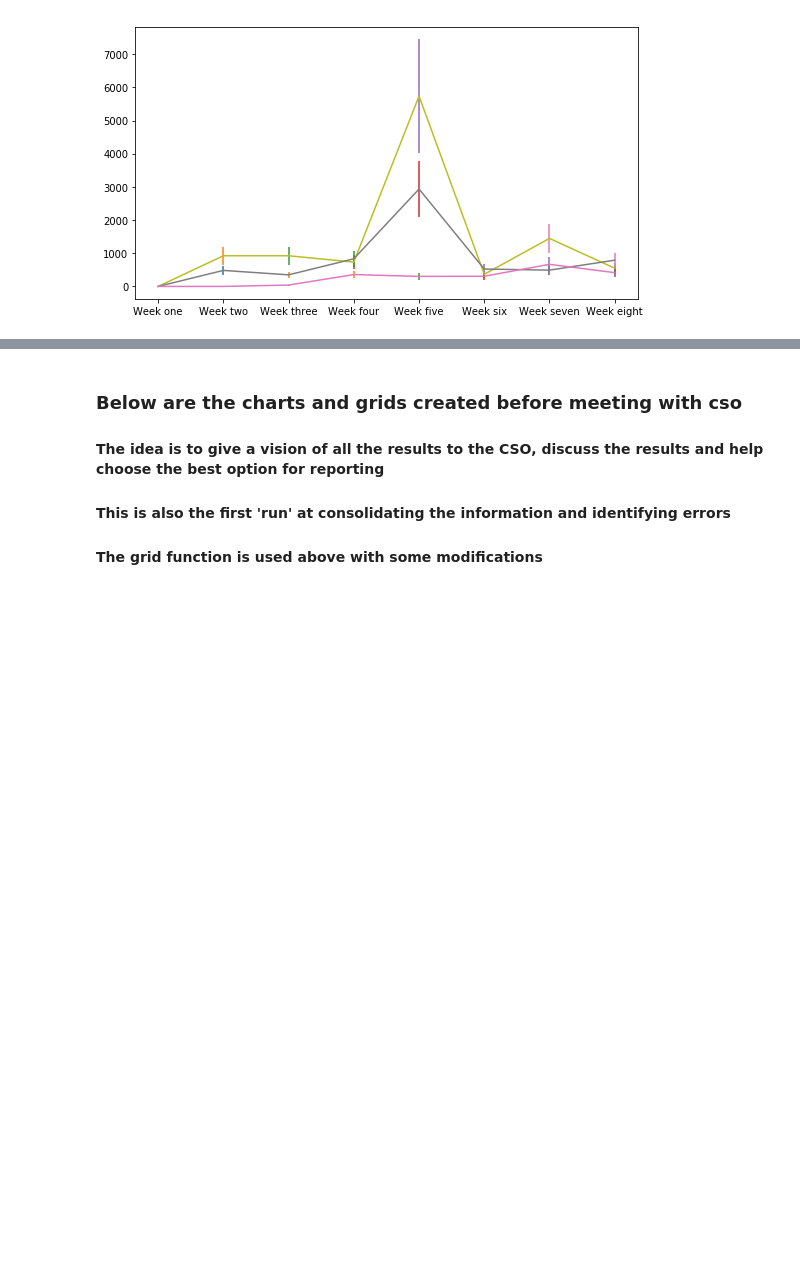
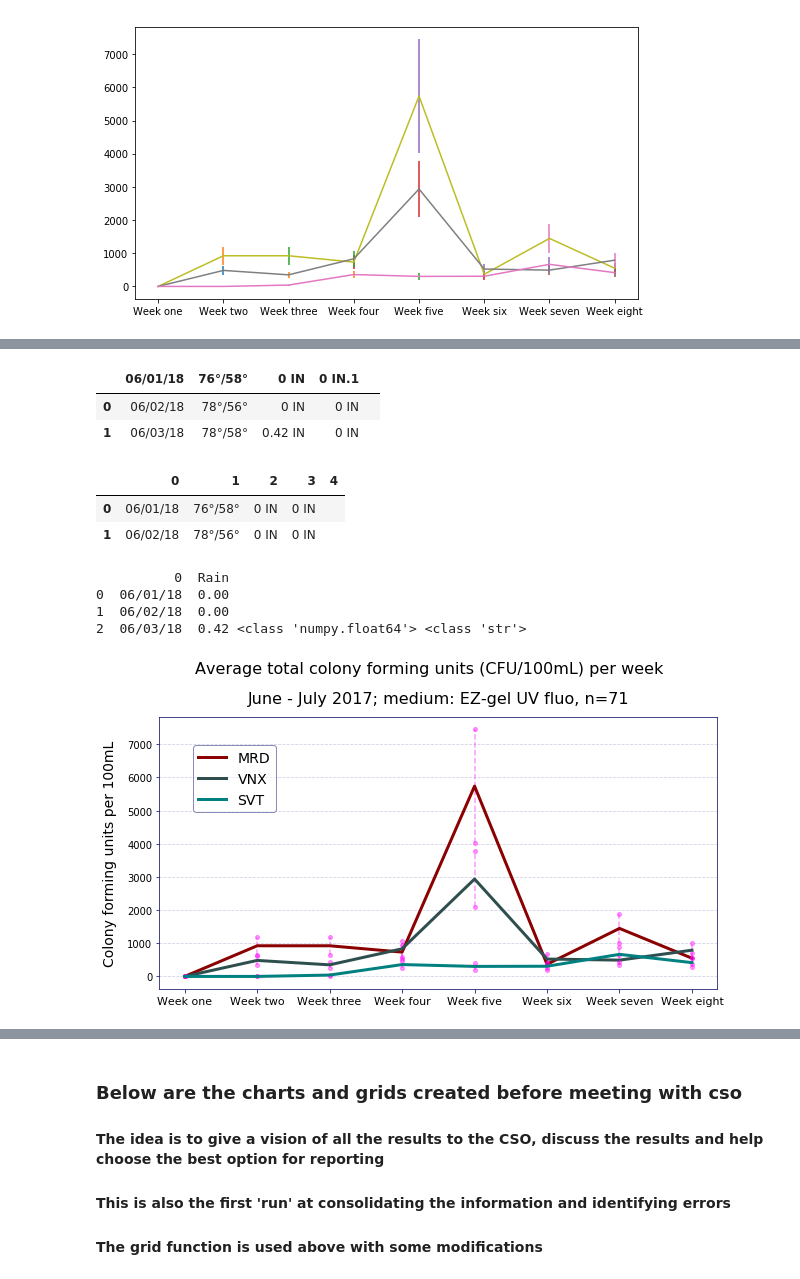
Before and after one commit to GaryHDA/module_one, a Jupyter notebook: micro/results_grid_final_version.ipynb, the cells around one changed output, grey strips where cells are left out. Drawn from its saved outputs; the diff is of its cells as text; code cells hidden in the pictures; blank space fills up the shorter version.

Commit message:
adding rainfall

```diff
--- a/micro/results_grid_final_version.ipynb
+++ b/micro/results_grid_final_version.ipynb
@@ -573,0 +699,55 @@ simple_plot(8, cfus_week, places_48, weeks_l)
+# %%
+def not_simple_plot(arange, values, places, xtiks,sup_title, title):
+    collss=['darkred', 'darkslategray', 'teal']
+
+    fig, ax = plt.subplots(figsize=(10,5), edgecolor='midnightblue')
+    x = np.arange(arange)
+    y = values
+    for i, n in enumerate(places):
+        string = n + '_std'
+        std = y[string]
+        ratio = std/max(y[n])
+        for j, o in enumerate(x):
+            t, c, j = ax.errorbar(x[j], y[n][j], yerr=y[n][j]*ratio, capsize=2, alpha=0.4, ecolor='magenta',)
+            for k in j:
+                k.set_linestyle('--')
+            for cap in c:
+                cap.set_marker("o")
+        ax.plot(x, y[n], label=n, color=collss[i], linewidth=3)
+    ax.spines['bottom'].set_color('midnightblue')
+    ax.spines['top'].set_color('midnightblue')
+    ax.spines['left'].set_color('midnightblue')
+    ax.spines['right'].set_color('midnightblue')
+    ax.grid(which='major', color='midnightblue', linestyle='--', alpha=0.2, axis='y')
+    #ax.grid(which='minor', color='midnightblue', linestyle='--', alpha=0.1, axis='y')
+    ax.set_ylabel('Colony forming units per 100mL', labelpad=10, fontsize=14)
+    ax.tick_params(axis='both', which='both', color='midnightblue')
+    ax.legend( loc=(0.06, 0.65), frameon=True, fontsize=14, edgecolor='midnightblue', framealpha=0.5 )
+
+
+        #plt.figure()
+    plt.xticks(x, xtiks, fontsize=11, )
+    #plt.yticks(color='midnightblue')
+    plt.suptitle(sup_title, fontsize=16, family='sans', y=1.035)
+    plt.title(title, fontsize=16, family='sans', y=1.03)
+    plt.subplots_adjust(hspace=0.6)
+    plt.show()
+# %%
+# we need to add rain values for the sampling period
+# let's see what we got from the CSO
+aa = pd.read_csv('data/rainfall.csv')
+aa.iloc[:2]
+# actually this came as a table embedded in a word doc
+# try incorporating that into you analysis
+# %% [output]
+|  | 06/01/18 | 76°/58° | 0 IN | 0 IN.1 |  |
+| 0 | 06/02/18 | 78°/56° | 0 IN | 0 IN |  |
+| 1 | 06/03/18 | 78°/58° | 0.42 IN | 0 IN |  |
+# %%
+# either way this won't work
+aa = pd.read_csv('data/rainfall.csv', header=None)
+aa.iloc[:2]
+# %% [output]
+|  | 0 | 1 | 2 | 3 | 4 |
+| 0 | 06/01/18 | 76°/58° | 0 IN | 0 IN |  |
+| 1 | 06/02/18 | 78°/56° | 0 IN | 0 IN |  |
@@ -573,0 +770,9 @@ simple_plot(8, cfus_week, places_48, weeks_l)
+# %%
+dd['Rain'] = dd['Rain'].astype(float)
+print(dd.iloc[:3], type(dd['Rain'][0]), type(dd[0][0]))
+# okay the date column is all that is left to do
+# %% [output]
+          0  Rain
+0  06/01/18  0.00
+1  06/02/18  0.00
+2  06/03/18  0.42 <class 'numpy.float64'> <class 'str'>
@@ -573,0 +783,4 @@ simple_plot(8, cfus_week, places_48, weeks_l)
+# %%
+not_simple_plot(8, cfus_week, places_48, weeks_l, 'Average total colony forming units (CFU/100mL) per week', 'June - July 2017; medium: EZ-gel UV fluo, n=71')
+# %% [output]
+[figure, added]
```
Also changed, not shown: parts of 31 cells of this notebook, 5 other files.
